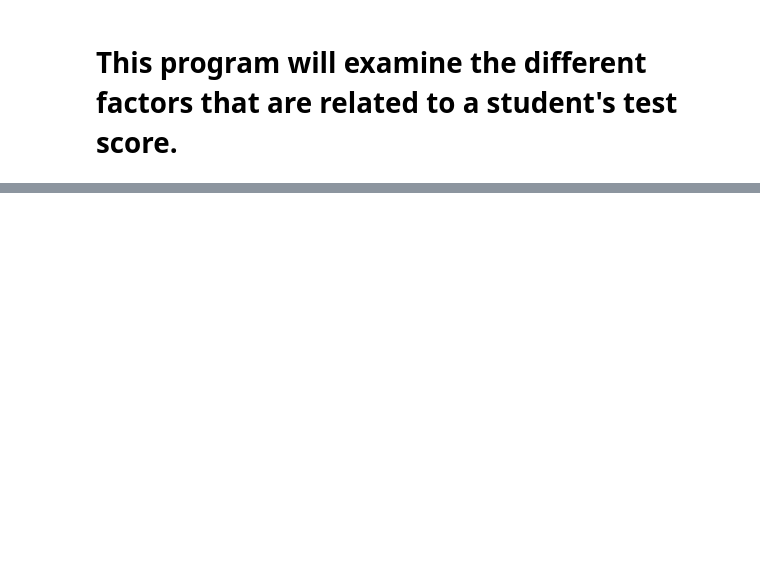
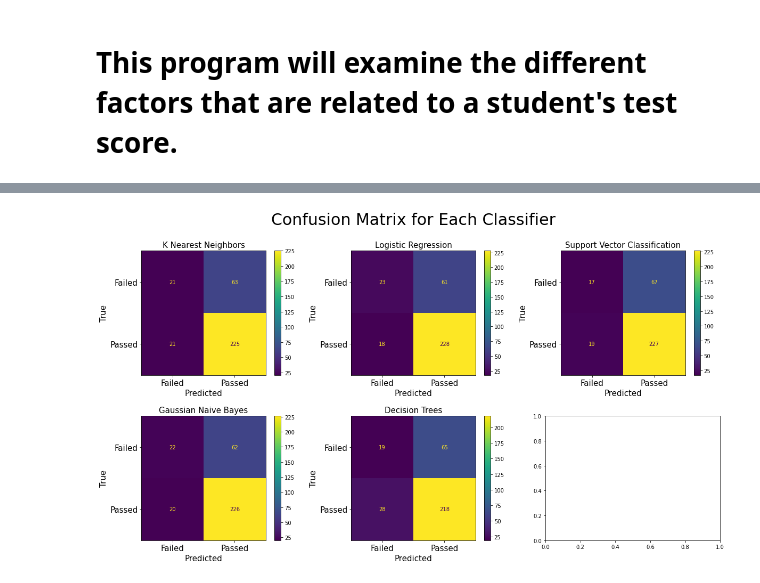
Before and after one commit to mrrehani/Students-Performance, a Jupyter notebook: Predicting Students Performance.ipynb, the cells around one changed output, grey strips where cells are left out. Cells and saved outputs as stored; diff of their text form; code cells hidden in the pictures; blank space fills up the shorter version.

```diff
--- a/Predicting Students Performance.ipynb
+++ b/Predicting Students Performance.ipynb
@@ -63,0 +56,4 @@ SP.graphComparisons()
+# %%
+CM = SP.confusionMatrix(X,y)
+# %% [output]
+[figure, added]
```
Also changed, not shown: parts of 5 cells of this notebook, 1 other file.
